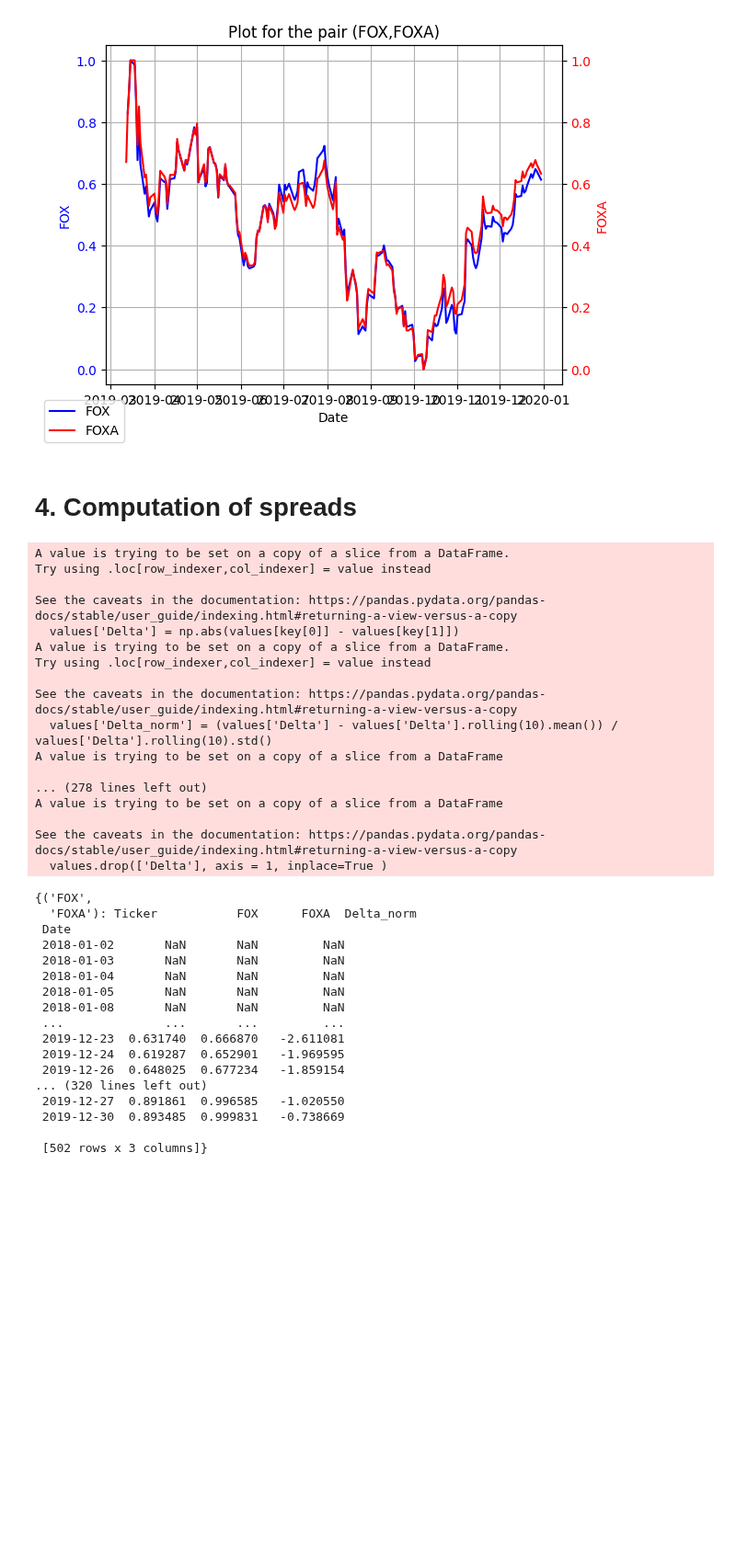
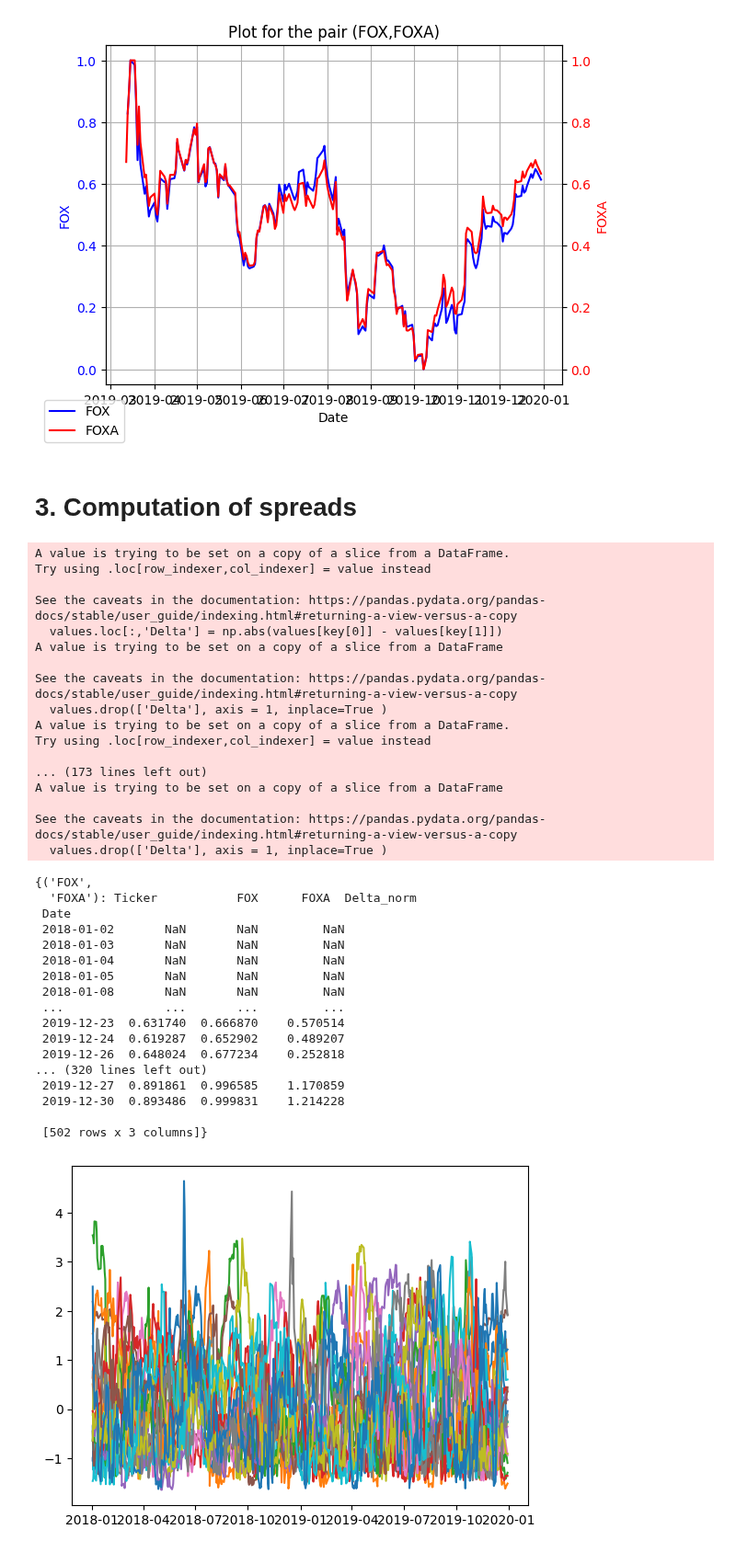
Before and after one commit to Antoinebattini/Pair_trading, a Jupyter notebook: Pair_Trading_Strategy_1.ipynb, the cells around one changed output. Shown at 92% size. Drawn from its saved outputs; the diff is of its cells as text; code cells hidden in the pictures; blank space fills up the shorter version.

Commit message:
Cleaning sur le notebook et metric_selection et rajouts sur portfolio

```diff
--- a/Pair_Trading_Strategy_1.ipynb
+++ b/Pair_Trading_Strategy_1.ipynb
@@ -94,5 +116,5 @@ raw_dataframe= raw_dataframe.stack().stack().droplevel(level =2).unstack()
 # %%
-Metric = Pair_Selection(dataframe_normalized,number_of_pair=2,stock_list_sector=Stock_list_sector,sector_list=sector_list)
+Metric = Pair_Selection(dataframe_normalized,number_of_pair=2,stock_list_sector=Stock_list_sector,sector_list=sector_list,sector_neutral = True)
 # %%
 distance = Metric.compute_euclidian_distance()
 # %%
@@ -136,48 +158,50 @@ plots.pair_historic(dataframes_dictionnary_norm,('FOX','FOXA'))
 <Figure size 1500x2000 with 0 Axes>
 [figure]
 # %% [markdown]
-# 4. Computation of spreads
+# 3. Computation of spreads
 # %%
 from Spread import Spread
 # %%
 for key,values in dataframes_dictionnary_norm.items():
-    values['Delta'] = np.abs(values[key[0]] - values[key[1]])
-    values['Delta_norm'] = (values['Delta'] - values['Delta'].rolling(10).mean()) / values['Delta'].rolling(10).std()
+    values.loc[:,'Delta'] = np.abs(values[key[0]] - values[key[1]])
+    values.loc[:,'Delta_norm'] = (values['Delta'] - values['Delta'].mean()) / values['Delta'].std()
     values.drop(['Delta'], axis = 1, inplace=True )
+    plt.plot(dataframes_dictionnary_norm[key]['Delta_norm'])
 
 dataframes_dictionnary_norm
 # %% [output]
 A value is trying to be set on a copy of a slice from a DataFrame.
 Try using .loc[row_indexer,col_indexer] = value instead
 
 See the caveats in the documentation: https://pandas.pydata.org/pandas-docs/stable/user_guide/indexing.html#returning-a-view-versus-a-copy
-  values['Delta'] = np.abs(values[key[0]] - values[key[1]])
-A value is trying to be set on a copy of a slice from a DataFrame.
-Try using .loc[row_indexer,col_indexer] = value instead
-
-See the caveats in the documentation: https://pandas.pydata.org/pandas-docs/stable/user_guide/indexing.html#returning-a-view-versus-a-copy
-  values['Delta_norm'] = (values['Delta'] - values['Delta'].rolling(10).mean()) / values['Delta'].rolling(10).std()
-A value is trying to be set on a copy of a slice from a DataFrame
-
-... (278 lines left out)
+  values.loc[:,'Delta'] = np.abs(values[key[0]] - values[key[1]])
 A value is trying to be set on a copy of a slice from a DataFrame
 
 See the caveats in the documentation: https://pandas.pydata.org/pandas-docs/stable/user_guide/indexing.html#returning-a-view-versus-a-copy
   values.drop(['Delta'], axis = 1, inplace=True )
+A value is trying to be set on a copy of a slice from a DataFrame.
+Try using .loc[row_indexer,col_indexer] = value instead
+
+... (173 lines left out)
+A value is trying to be set on a copy of a slice from a DataFrame
+
+See the caveats in the documentation: https://pandas.pydata.org/pandas-docs/stable/user_guide/indexing.html#returning-a-view-versus-a-copy
+  values.drop(['Delta'], axis = 1, inplace=True )
 {('FOX',
   'FOXA'): Ticker           FOX      FOXA  Delta_norm
  Date
  2018-01-02       NaN       NaN         NaN
  2018-01-03       NaN       NaN         NaN
  2018-01-04       NaN       NaN         NaN
  2018-01-05       NaN       NaN         NaN
  2018-01-08       NaN       NaN         NaN
  ...              ...       ...         ...
- 2019-12-23  0.631740  0.666870   -2.611081
- 2019-12-24  0.619287  0.652901   -1.969595
- 2019-12-26  0.648025  0.677234   -1.859154
+ 2019-12-23  0.631740  0.666870    0.570514
+ 2019-12-24  0.619287  0.652902    0.489207
+ 2019-12-26  0.648024  0.677234    0.252818
 ... (320 lines left out)
- 2019-12-27  0.891861  0.996585   -1.020550
- 2019-12-30  0.893485  0.999831   -0.738669
+ 2019-12-27  0.891861  0.996585    1.170859
+ 2019-12-30  0.893486  0.999831    1.214228
 
  [502 rows x 3 columns]}
+[figure, added]
```
Also changed, not shown: parts of 16 cells of this notebook, 4 other files.
